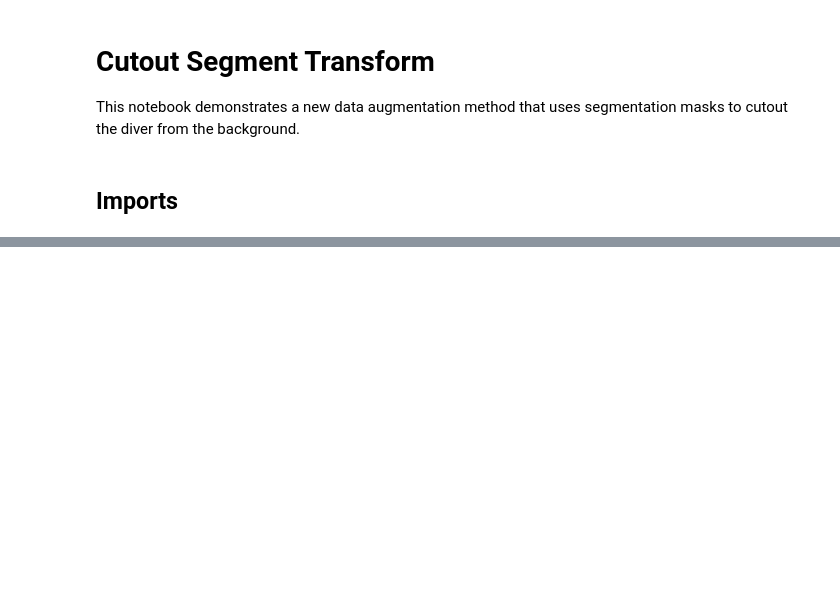
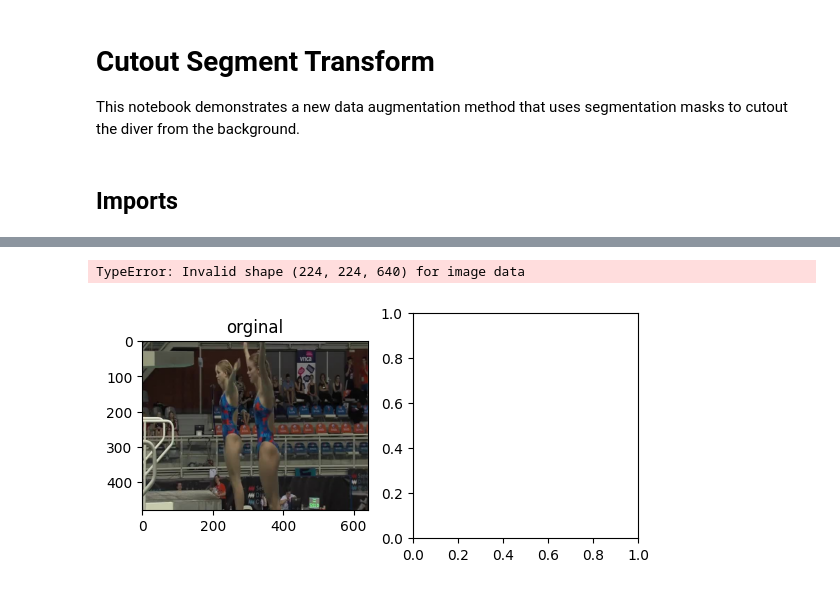
Before and after one commit to sirTomasson/diveslowlearnfast, a Jupyter notebook: notebooks/Cutout Segment Transform.ipynb, the cells around one changed output, grey strips where cells are left out. Drawn from its saved outputs; the diff is of its cells as text; code cells hidden in the pictures; blank space fills up the shorter version.

```diff
--- a/notebooks/Cutout Segment Transform.ipynb
+++ b/notebooks/Cutout Segment Transform.ipynb
@@ -74,0 +78,53 @@ plt.show()
+# %%
+
+cutout_transform = KwargsCompose([
+    CutoutSegment(dataset_path='data/Segments'),
+    Permute(3, 0, 1, 2),  # From T x H X W x 3 -> 3 x T x H x W
+    Div255(),
+    RandomShortSideScale(
+        min_size=256,
+        max_size=320,
+    ),
+    RandomCrop(224)
+])
+rand_aug = KwargsCompose([
+    Permute(3, 0, 1, 2),  # From T x H X W x 3 -> 3 x T x H x W
+    Div255(),
+    RandomShortSideScale(
+        min_size=256,
+        max_size=320,
+    ),
+    RandomCrop(224),
+    pytorchvideo.transforms.create_video_transform(
+        mode='train',
+        num_samples=cfg.DATA.NUM_FRAMES,
+        video_std=cfg.DATA.STD,
+        video_mean=cfg.DATA.MEAN,
+        convert_to_float=False,
+        crop_size=224,
+        aug_type='randaug',
+        horizontal_flip_prob=0.5)
+])
+transform = KwargsCompose([
+    ToTensor4D(),
+    RandomApply([
+        cutout_transform,
+        rand_aug
+    ], p=1.0)
+])
+
+y = transform(x, vidname=vidname).permute(1, 2, 3, 0)
+
+idx = 0
+ax = plt.subplot(1, 2, 1)
+ax.imshow(x[idx])
+ax.set_title('orginal')
+
+ax = plt.subplot(1, 2, 2)
+ax.imshow(y[idx])
+ax.set_title('cutout')
+
+plt.show()
+# %% [output]
+TypeError: Invalid shape (224, 224, 640) for image data
+[figure, added]
```
Also changed, not shown: parts of 9 cells of this notebook, 8 other files.
